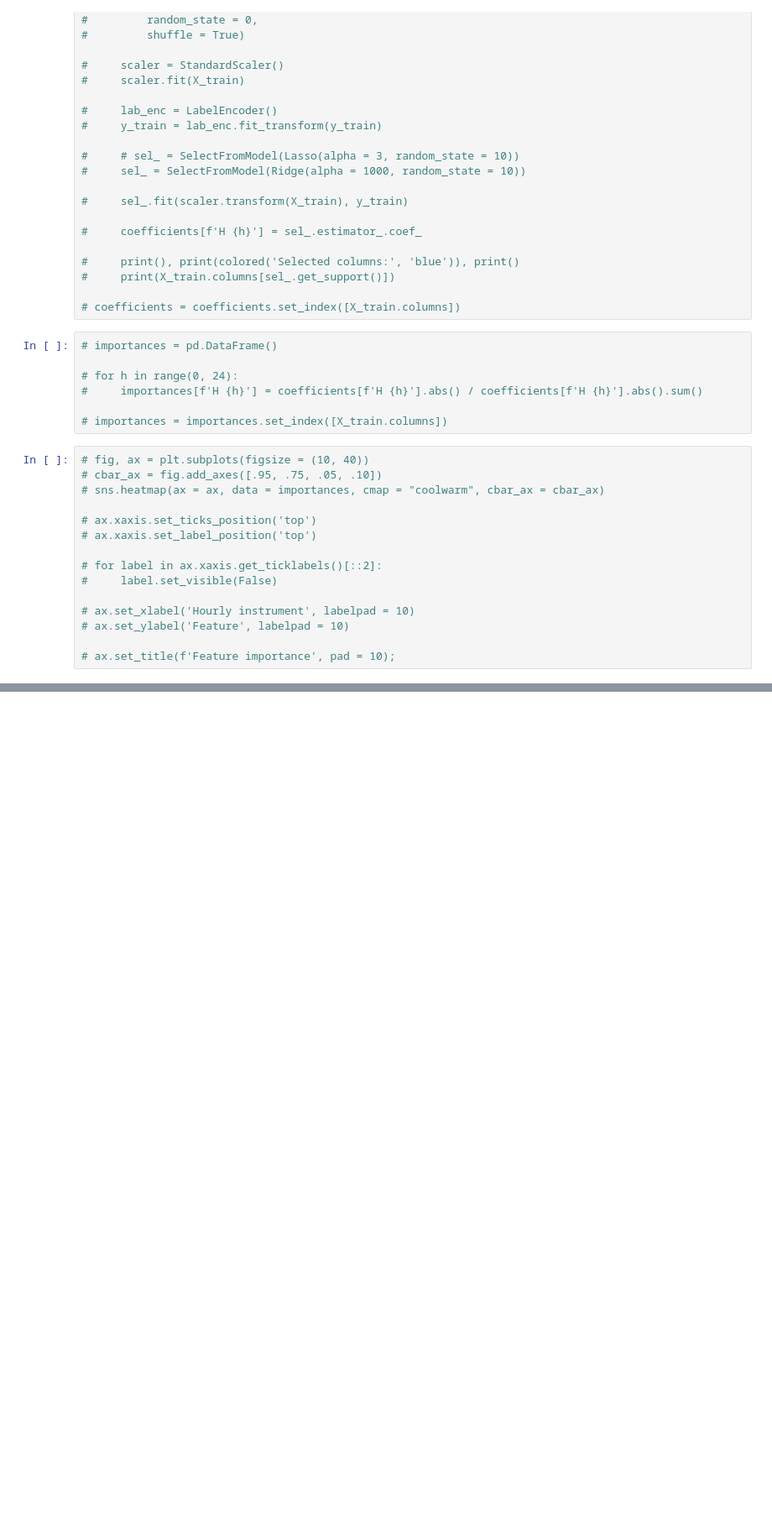
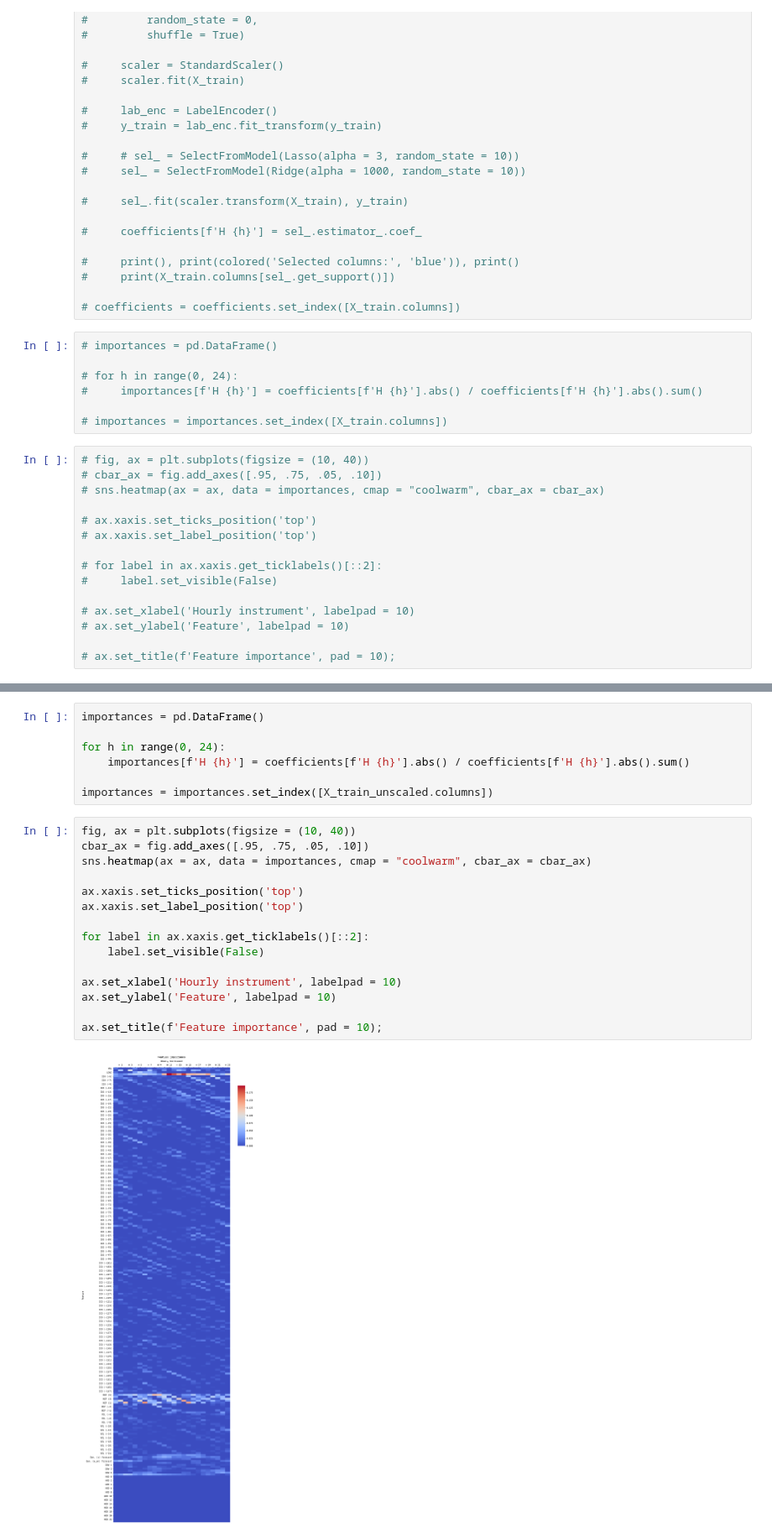
Before and after one commit to timovijn/ElectricityPriceForecasting, a Jupyter notebook: LSTM/LASSO.ipynb, the cells around one changed output, grey strips where cells are left out. Shown at 84% size. Cells and saved outputs as stored; diff of their text form; blank space fills up the shorter version.

```diff
--- a/LSTM/LASSO.ipynb
+++ b/LSTM/LASSO.ipynb
@@ -475,0 +554,24 @@ for item in q[0:n_features]:
+# %%
+importances = pd.DataFrame()
+
+for h in range(0, 24):
+    importances[f'H {h}'] = coefficients[f'H {h}'].abs() / coefficients[f'H {h}'].abs().sum()
+
+importances = importances.set_index([X_train_unscaled.columns])
+# %%
+fig, ax = plt.subplots(figsize = (10, 40))
+cbar_ax = fig.add_axes([.95, .75, .05, .10])
+sns.heatmap(ax = ax, data = importances, cmap = "coolwarm", cbar_ax = cbar_ax)
+
+ax.xaxis.set_ticks_position('top')
+ax.xaxis.set_label_position('top')
+
+for label in ax.xaxis.get_ticklabels()[::2]:
+    label.set_visible(False)
+
+ax.set_xlabel('Hourly instrument', labelpad = 10)
+ax.set_ylabel('Feature', labelpad = 10)
+
+ax.set_title(f'Feature importance', pad = 10);
+# %% [output]
+[figure, added]
```
Also changed, not shown: parts of 18 cells of this notebook, 10 other files.
